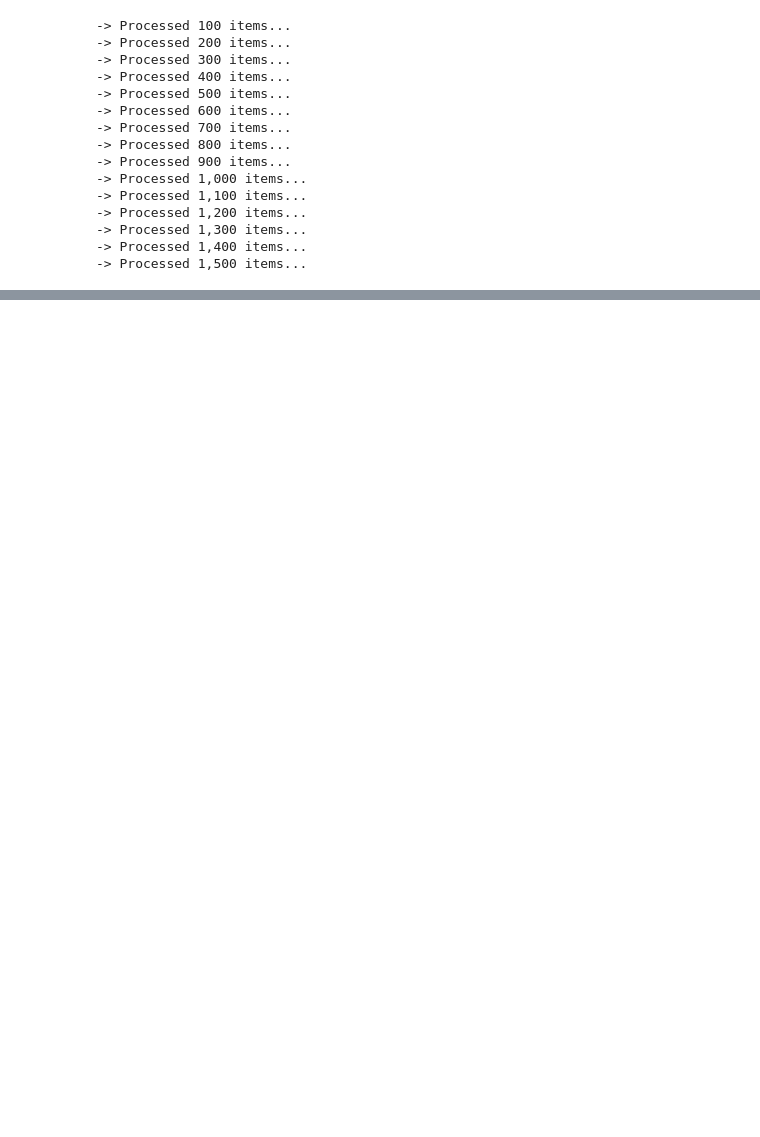
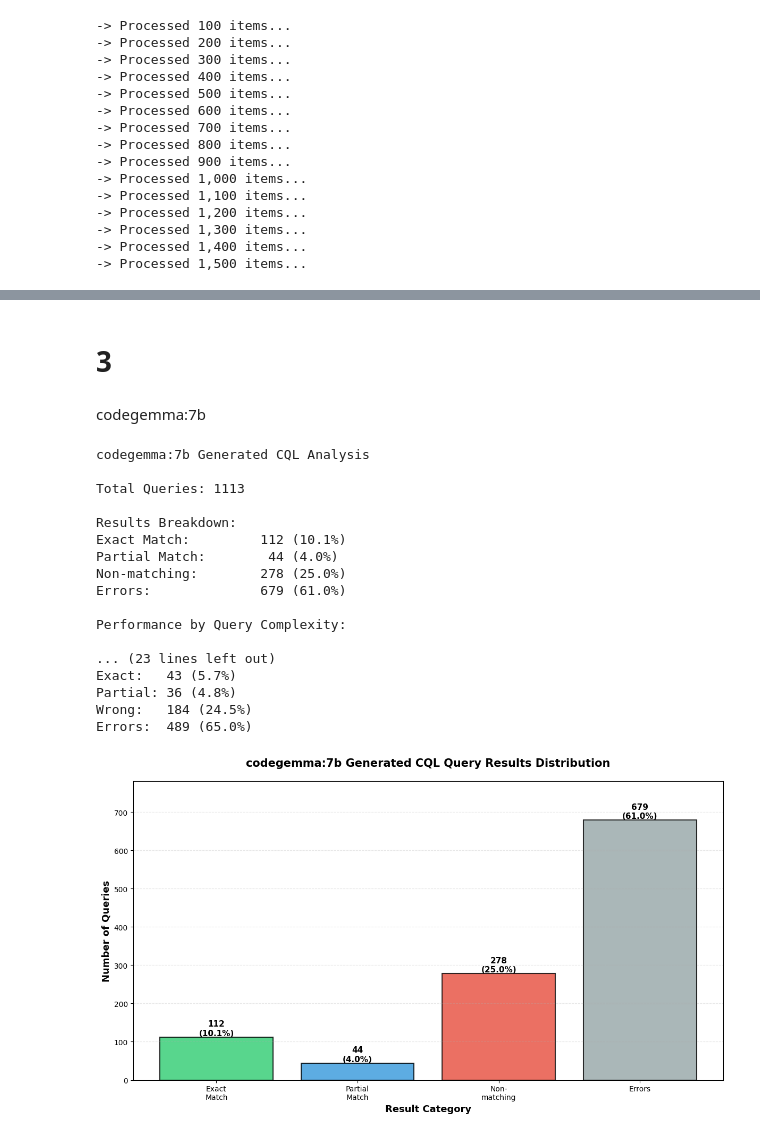
Before and after one commit to GustyCrocodile/llm-semin, a Jupyter notebook: project.ipynb, the cells around one changed output, grey strips where cells are left out. Cells and saved outputs as stored; diff of their text form; code cells hidden in the pictures; blank space fills up the shorter version.

Commit message:
generated with results and prototype stats

```diff
--- a/project.ipynb
+++ b/project.ipynb
@@ -560,0 +1253,27 @@ print(response['message']['content'])
+# %% [markdown]
+# 3
+# %% [markdown]
+codegemma:7b
+# %%
+stats = analyze_query_results('codegemma:7b')
+print_analysis_summary(stats, 'codegemma:7b')
+plot_results_distribution(stats, 'codegemma:7b')
+# %% [output]
+codegemma:7b Generated CQL Analysis
+
+Total Queries: 1113
+
+Results Breakdown:
+Exact Match:         112 (10.1%)
+Partial Match:        44 (4.0%)
+Non-matching:        278 (25.0%)
+Errors:              679 (61.0%)
+
+Performance by Query Complexity:
+
+... (23 lines left out)
+Exact:   43 (5.7%)
+Partial: 36 (4.8%)
+Wrong:   184 (24.5%)
+Errors:  489 (65.0%)
+[figure, added]
```
Also changed, not shown: parts of 63 cells of this notebook, 30 other files.
